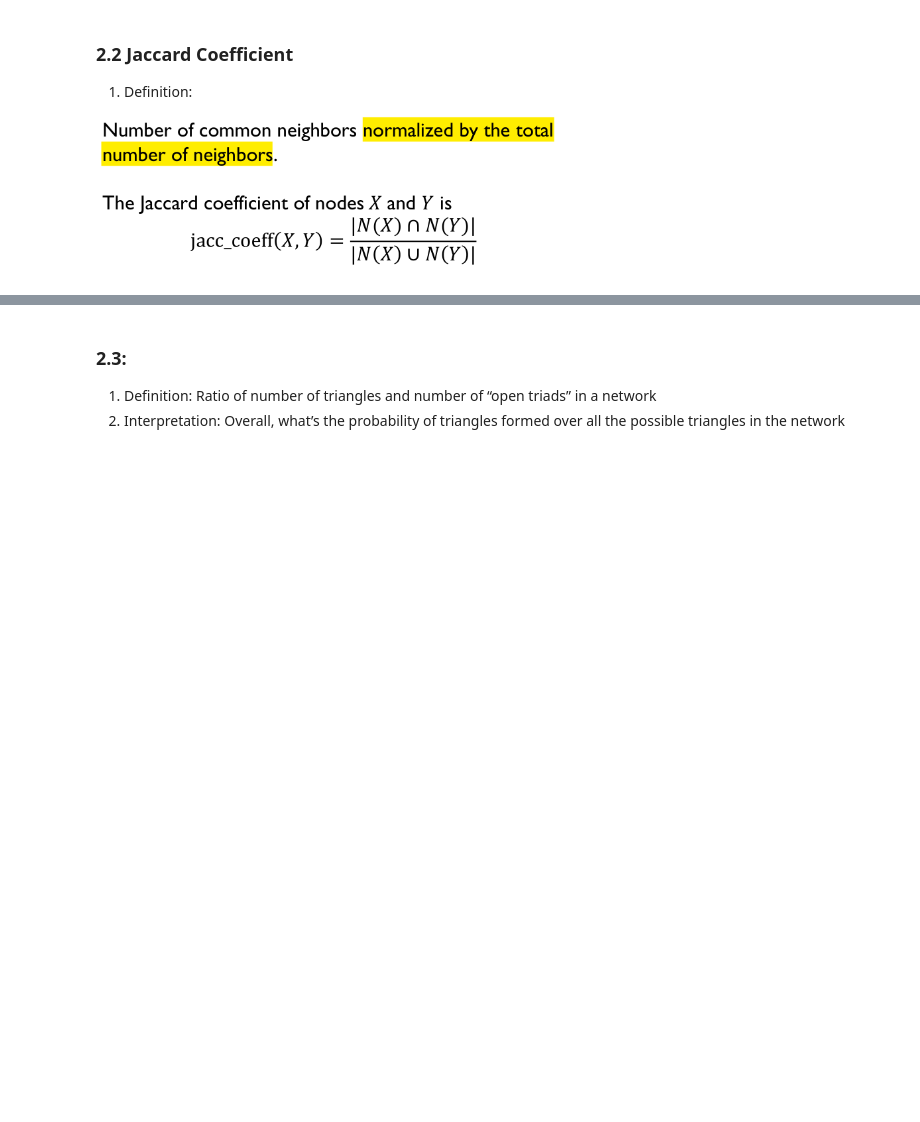
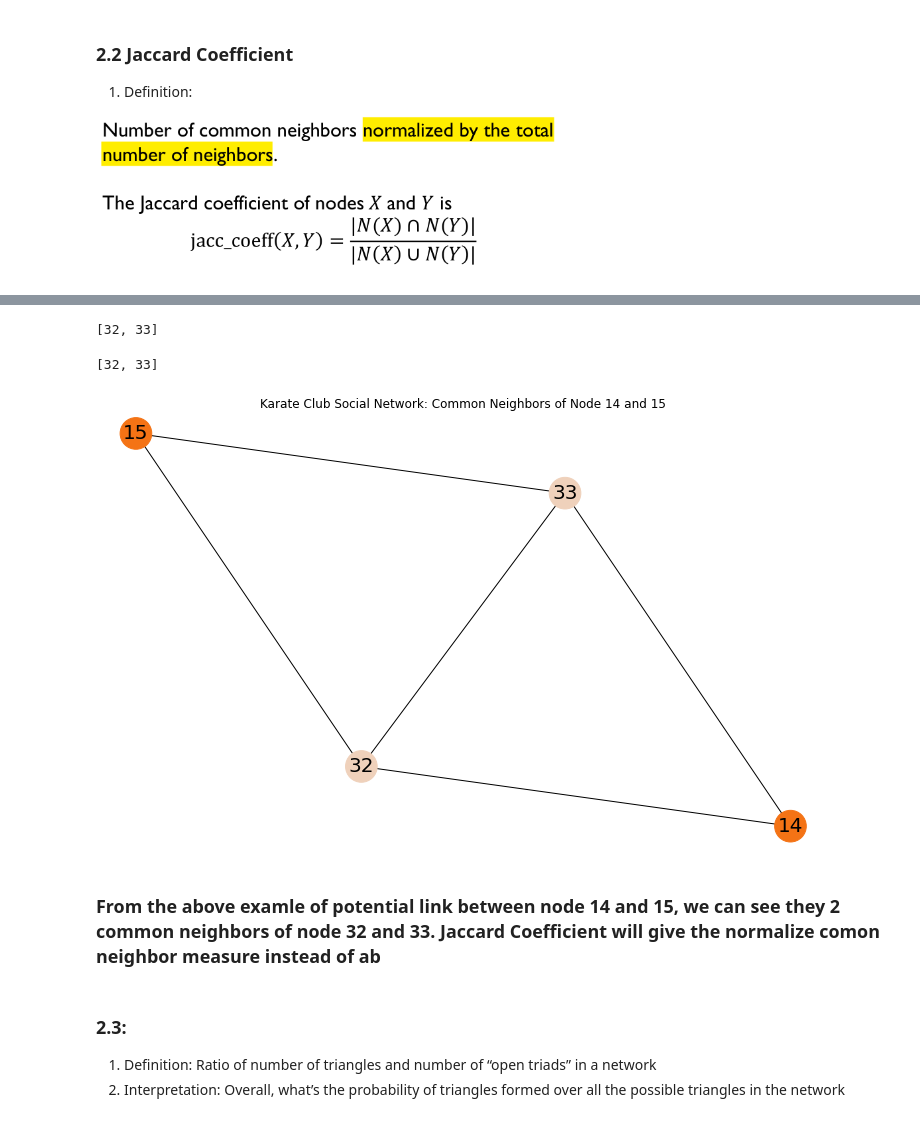
Before and after one commit to KangboLu/Graph-Analysis-with-NetworkX, a Jupyter notebook: 04_link_prediction_measures.ipynb, the cells around one changed output, grey strips where cells are left out. Saved outputs shown, nothing was run; the diff lists cells and outputs as text; code cells hidden in the pictures; blank space fills up the shorter version.

```diff
--- a/04_link_prediction_measures.ipynb
+++ b/04_link_prediction_measures.ipynb
@@ -192,3 +214,17 @@ visualize_likely_connected_nodes(karate_graph, 7, 13)
+# %%
+get_neighbors(karate_graph, 14)
+# %% [output]
+[32, 33]
+# %%
+get_neighbors(karate_graph, 15)
+# %% [output]
+[32, 33]
+# %%
+visualize_likely_connected_nodes(karate_graph, 14, 15)
+# %% [output]
+[figure, added]
+# %% [markdown]
+### From the above examle of potential link between node 14 and 15, we can see they 2 common neighbors of node 32 and 33. Jaccard Coefficient will give the normalize comon neighbor measure instead of ab
 # %% [markdown]
 ### 2.3:
 1. Definition: Ratio of number of triangles and number of “open triads” in a network
```
Also changed, not shown: parts of 26 cells of this notebook.
